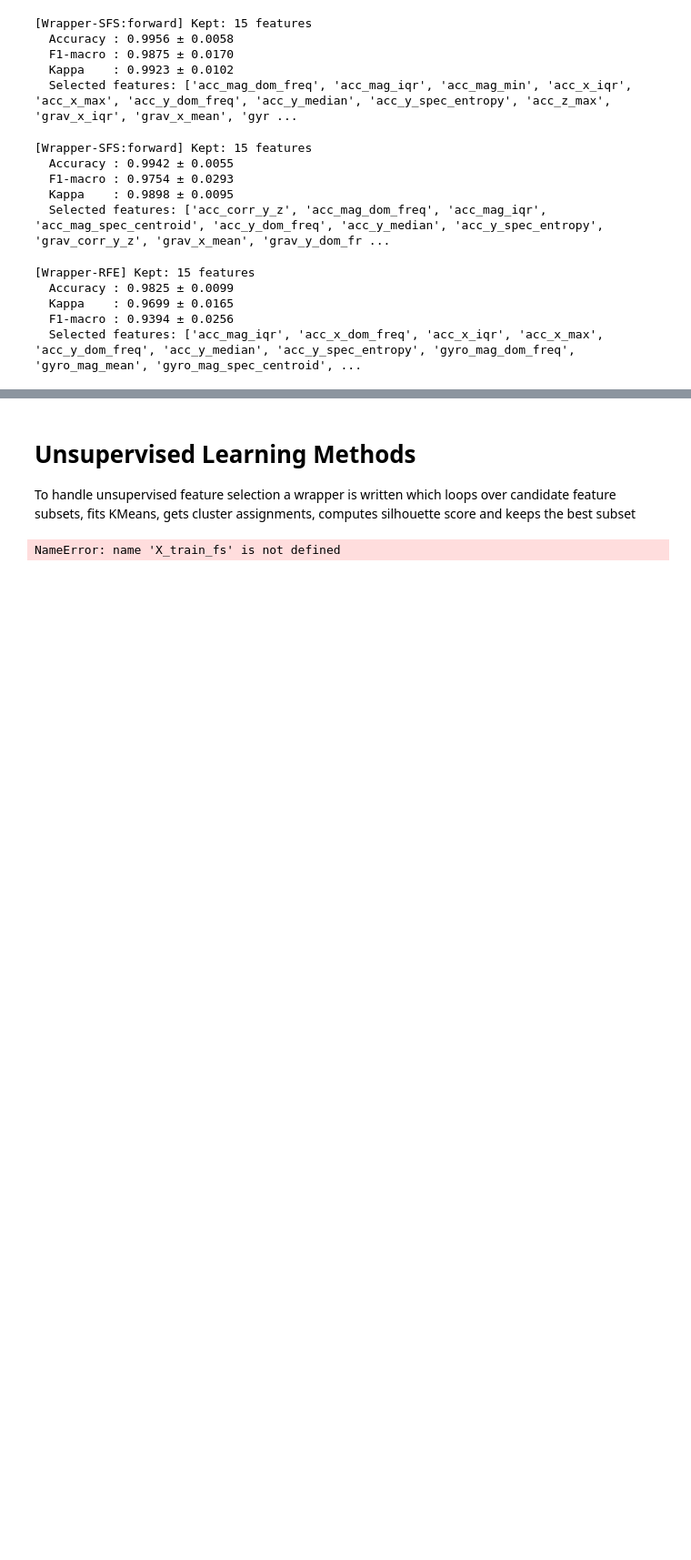
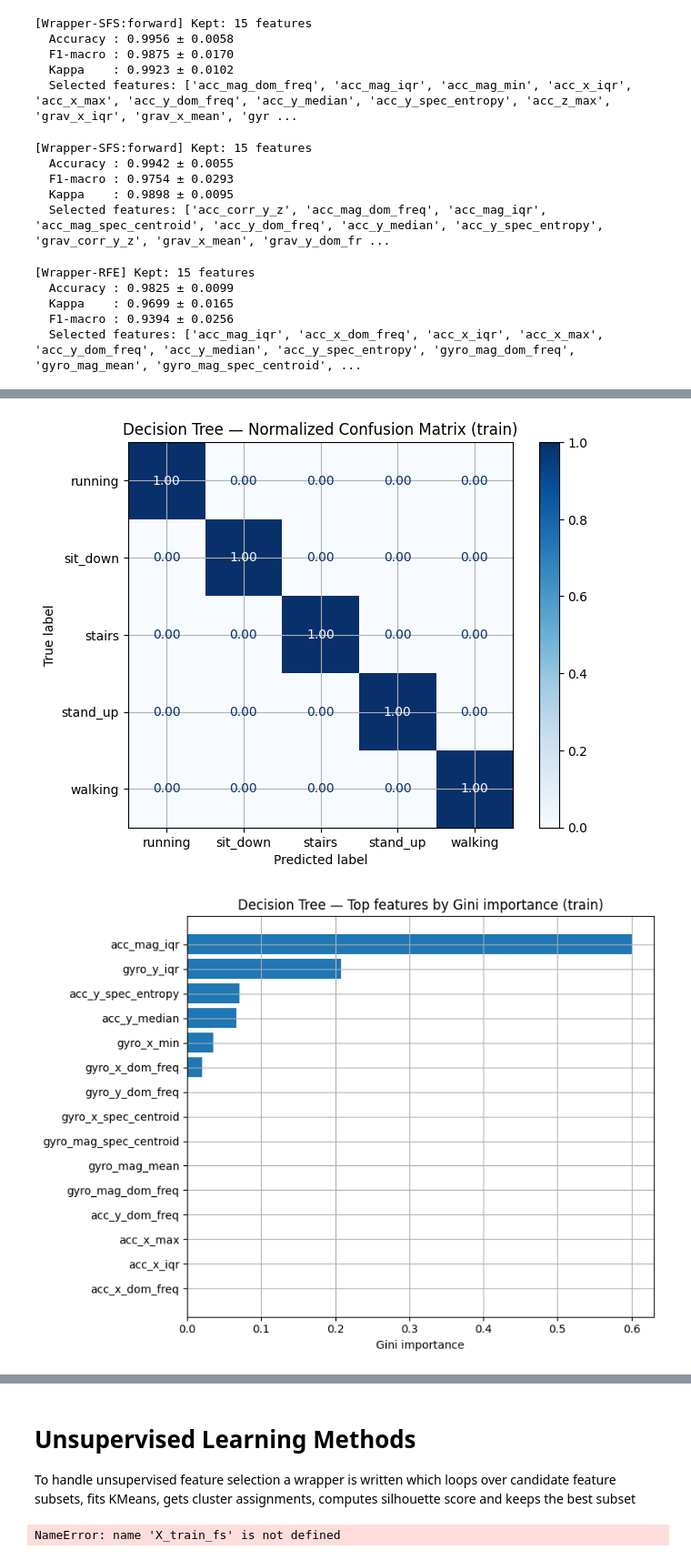
Before and after one commit to ozde12/Data-Analytics-and-Learning-Methods, a Jupyter notebook: human_activity_recognition.ipynb, the cells around one changed output, grey strips where cells are left out. Shown at 91% size. Cells and saved outputs as stored; diff of their text form; code cells hidden in the pictures; blank space fills up the shorter version.

```diff
--- a/human_activity_recognition.ipynb
+++ b/human_activity_recognition.ipynb
@@ -517,0 +704,46 @@ Saved MI K-curve to figures/mi_k_curve.png
+# %%
+# Decision Tree — train-set evaluation
+
+import numpy as np
+import pandas as pd
+import matplotlib.pyplot as plt
+from sklearn.metrics import ConfusionMatrixDisplay
+from sklearn import tree as sktree
+
+# 1) Normalized confusion matrix (rows sum to 1)
+ConfusionMatrixDisplay.from_estimator(
+    best_dt, X_train_dt, y_train,
+    normalize="true", cmap="Blues", values_format=".2f"
+)
+plt.title("Decision Tree — Normalized Confusion Matrix (train)")
+plt.show()
+
+# 2) Gini importances + bar plot
+dt = best_dt.named_steps["clf"] if hasattr(best_dt, "named_steps") else best_dt
+feature_names = list(getattr(X_train_dt, "columns", [f"f{i}" for i in range(dt.n_features_in_)]))
+imp = pd.Series(dt.feature_importances_, index=feature_names).sort_values(ascending=False)
+
+# bar plot of top 15
+top = imp.head(15).sort_values(ascending=True)
+plt.figure(figsize=(8,6))
+plt.barh(top.index, top.values)
+plt.xlabel("Gini importance")
+plt.title("Decision Tree — Top features by Gini importance (train)")
+plt.tight_layout()
+plt.show()
+
+# 3) Visualize the tree
+# Tree size was confirmed to be 6 which is not too deep to visualize.
+# If you wish to visualize more or less levels change max_depth
+plt.figure(figsize=(14, 8))
+sktree.plot_tree(
+    dt,
+    feature_names=feature_names,
+    class_names=[str(c) for c in dt.classes_],
+    max_depth=6, filled=True, rounded=True, fontsize=8
+)
+plt.title("Decision Tree (max_depth=6)")
+plt.show()
+# %% [output]
+[figure, added]
+[figure, added]
```
Also changed, not shown: parts of 31 cells of this notebook.
